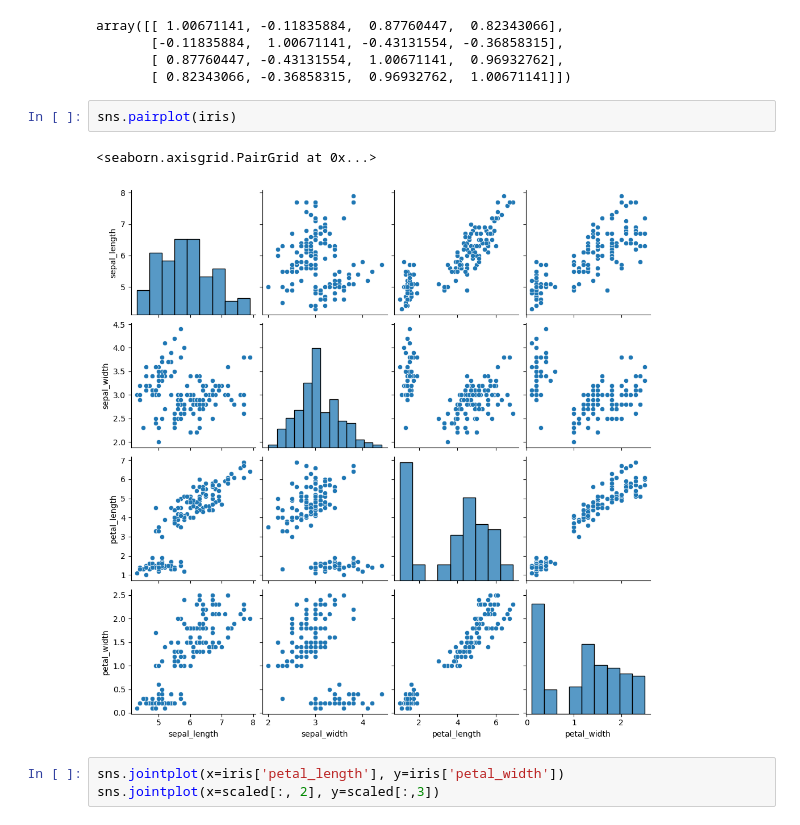
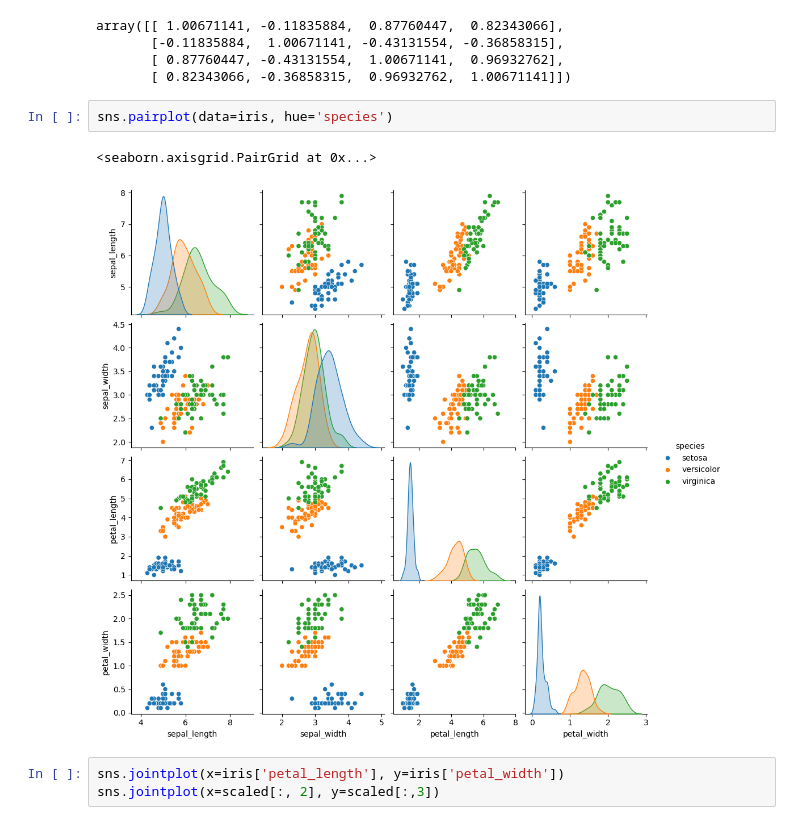
Before and after one commit to SantixDesigner/estadistica-descriptiva, a Jupyter notebook: reduccion.ipynb, the cells around one changed output. Cells and saved outputs as stored; diff of their text form.

```diff
--- a/reduccion.ipynb
+++ b/reduccion.ipynb
@@ -22,10 +22,10 @@ array([[ 1.00671141, -0.11835884,  0.87760447,  0.82343066],
        [ 0.87760447, -0.43131554,  1.00671141,  0.96932762],
        [ 0.82343066, -0.36858315,  0.96932762,  1.00671141]])
 # %%
-sns.pairplot(iris)
+sns.pairplot(data=iris, hue='species')
 # %% [output]
 <seaborn.axisgrid.PairGrid at 0x...>
-[figure, old version]
+[figure, new version]
 # %%
 sns.jointplot(x=iris['petal_length'], y=iris['petal_width'])
 sns.jointplot(x=scaled[:, 2], y=scaled[:,3])
```
Also changed, not shown: 1 other file.
